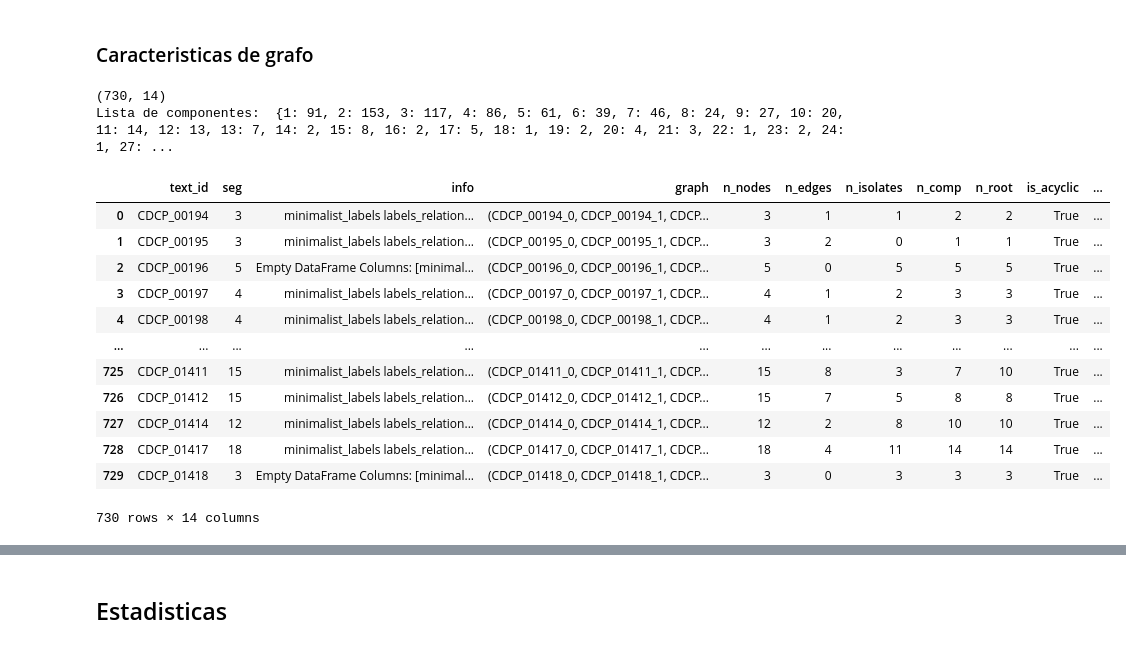
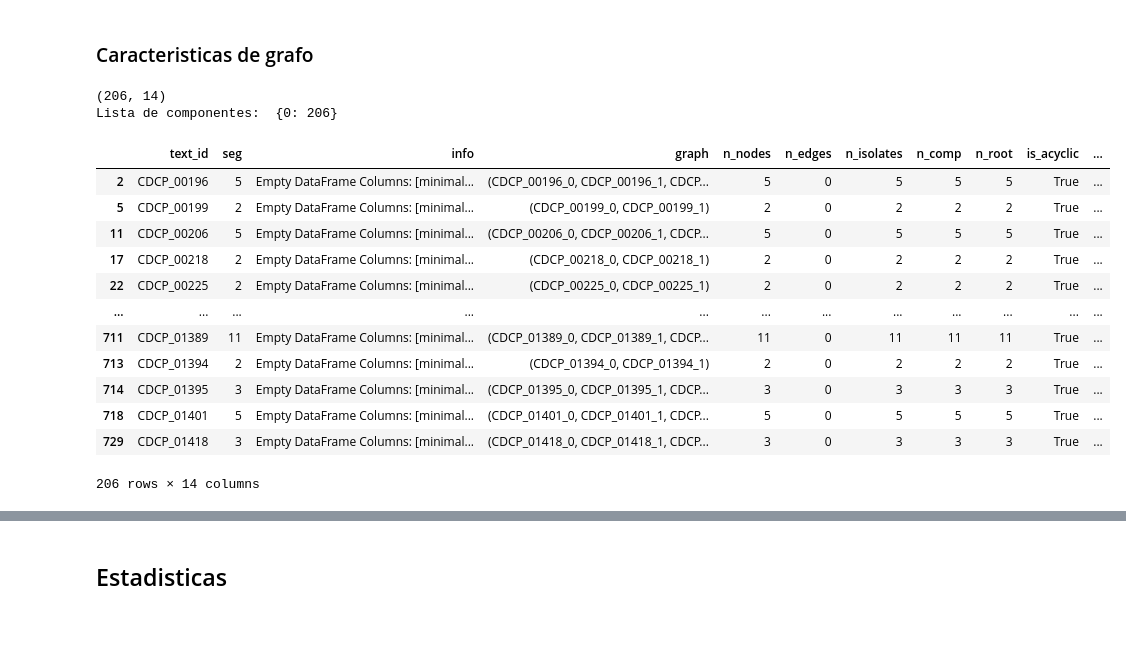
Before and after one commit to cfabianbarretop/argumentation-dataset, a Jupyter notebook: analisis_dataset_minimal_v5.ipynb, the cells around one changed output, grey strips where cells are left out. Drawn from its saved outputs; the diff is of its cells as text; code cells hidden in the pictures.

```diff
--- a/analisis_dataset_minimal_v5.ipynb
+++ b/analisis_dataset_minimal_v5.ipynb
@@ -157,33 +157,33 @@ df
 ### Caracteristicas de grafo
 # %%
 # Numeros de nodos y componentes
-label_columna = "n_comp"
+label_columna = "n_edges"
 df_comparacion = df[
-    (df[label_columna] != -1)
+    (df[label_columna] == 0)
     # &
     # (df["is_connected"] == True)
     # &
     # (df["is_arborescence"] == True)
 ]
 conteo = df_comparacion.groupby(label_columna).size()
 lista = conteo.to_dict()
 print(df_comparacion.shape)
 print("Lista de componentes: ",lista)
 df_comparacion
 # %% [output]
-(730, 14)
-Lista de componentes:  {1: 91, 2: 153, 3: 117, 4: 86, 5: 61, 6: 39, 7: 46, 8: 24, 9: 27, 10: 20, 11: 14, 12: 13, 13: 7, 14: 2, 15: 8, 16: 2, 17: 5, 18: 1, 19: 2, 20: 4, 21: 3, 22: 1, 23: 2, 24: 1, 27: ...
+(206, 14)
+Lista de componentes:  {0: 206}
 |  | text_id | seg | info | graph | n_nodes | n_edges | n_isolates | n_comp | n_root | is_acyclic | ... |
-| 0 | CDCP_00194 | 3 | minimalist_labels labels_relation... | (CDCP_00194_0, CDCP_00194_1, CDCP... | 3 | 1 | 1 | 2 | 2 | True | ... |
-| 1 | CDCP_00195 | 3 | minimalist_labels labels_relation... | (CDCP_00195_0, CDCP_00195_1, CDCP... | 3 | 2 | 0 | 1 | 1 | True | ... |
 | 2 | CDCP_00196 | 5 | Empty DataFrame Columns: [minimal... | (CDCP_00196_0, CDCP_00196_1, CDCP... | 5 | 0 | 5 | 5 | 5 | True | ... |
-| 3 | CDCP_00197 | 4 | minimalist_labels labels_relation... | (CDCP_00197_0, CDCP_00197_1, CDCP... | 4 | 1 | 2 | 3 | 3 | True | ... |
-| 4 | CDCP_00198 | 4 | minimalist_labels labels_relation... | (CDCP_00198_0, CDCP_00198_1, CDCP... | 4 | 1 | 2 | 3 | 3 | True | ... |
+| 5 | CDCP_00199 | 2 | Empty DataFrame Columns: [minimal... | (CDCP_00199_0, CDCP_00199_1) | 2 | 0 | 2 | 2 | 2 | True | ... |
+| 11 | CDCP_00206 | 5 | Empty DataFrame Columns: [minimal... | (CDCP_00206_0, CDCP_00206_1, CDCP... | 5 | 0 | 5 | 5 | 5 | True | ... |
+| 17 | CDCP_00218 | 2 | Empty DataFrame Columns: [minimal... | (CDCP_00218_0, CDCP_00218_1) | 2 | 0 | 2 | 2 | 2 | True | ... |
+| 22 | CDCP_00225 | 2 | Empty DataFrame Columns: [minimal... | (CDCP_00225_0, CDCP_00225_1) | 2 | 0 | 2 | 2 | 2 | True | ... |
 | ... | ... | ... | ... | ... | ... | ... | ... | ... | ... | ... | ... |
-| 725 | CDCP_01411 | 15 | minimalist_labels labels_relation... | (CDCP_01411_0, CDCP_01411_1, CDCP... | 15 | 8 | 3 | 7 | 10 | True | ... |
-| 726 | CDCP_01412 | 15 | minimalist_labels labels_relation... | (CDCP_01412_0, CDCP_01412_1, CDCP... | 15 | 7 | 5 | 8 | 8 | True | ... |
-| 727 | CDCP_01414 | 12 | minimalist_labels labels_relation... | (CDCP_01414_0, CDCP_01414_1, CDCP... | 12 | 2 | 8 | 10 | 10 | True | ... |
-| 728 | CDCP_01417 | 18 | minimalist_labels labels_relation... | (CDCP_01417_0, CDCP_01417_1, CDCP... | 18 | 4 | 11 | 14 | 14 | True | ... |
+| 711 | CDCP_01389 | 11 | Empty DataFrame Columns: [minimal... | (CDCP_01389_0, CDCP_01389_1, CDCP... | 11 | 0 | 11 | 11 | 11 | True | ... |
+| 713 | CDCP_01394 | 2 | Empty DataFrame Columns: [minimal... | (CDCP_01394_0, CDCP_01394_1) | 2 | 0 | 2 | 2 | 2 | True | ... |
+| 714 | CDCP_01395 | 3 | Empty DataFrame Columns: [minimal... | (CDCP_01395_0, CDCP_01395_1, CDCP... | 3 | 0 | 3 | 3 | 3 | True | ... |
+| 718 | CDCP_01401 | 5 | Empty DataFrame Columns: [minimal... | (CDCP_01401_0, CDCP_01401_1, CDCP... | 5 | 0 | 5 | 5 | 5 | True | ... |
 | 729 | CDCP_01418 | 3 | Empty DataFrame Columns: [minimal... | (CDCP_01418_0, CDCP_01418_1, CDCP... | 3 | 0 | 3 | 3 | 3 | True | ... |
-730 rows × 14 columns
+206 rows × 14 columns
 # %%
```
Also changed, not shown: parts of 4 cells of this notebook.
